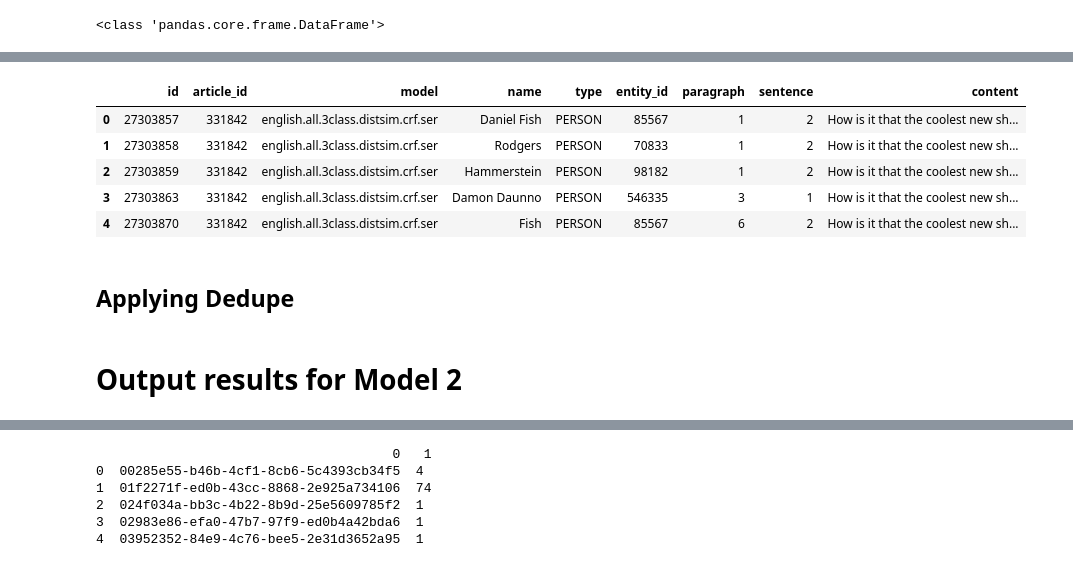
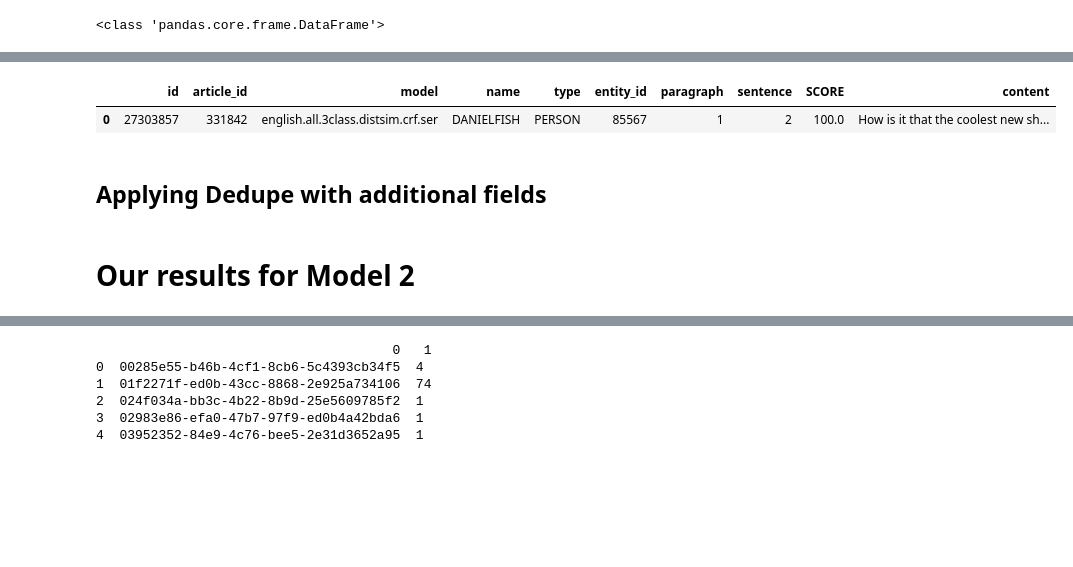
Before and after one commit to TeeanRonson/EntityResolution, a Jupyter notebook: EntityResolutionModel1.ipynb, the cells around one changed output, grey strips where cells are left out. Cells and saved outputs as stored; diff of their text form; code cells hidden in the pictures; blank space fills up the shorter version.

```diff
--- a/EntityResolutionModel1.ipynb
+++ b/EntityResolutionModel1.ipynb
@@ -535,16 +538,12 @@ print(entity_people.shape)
 # %%
 people_articles = pd.read_csv("/Users/Rong/Documents/USF/EntityResolution/Model1/people_articles.csv")
 
-people_articles.head()
+people_articles.head(1)
 # %% [output]
-|  | id | article_id | model | name | type | entity_id | paragraph | sentence | content |
-| 0 | 27303857 | 331842 | english.all.3class.distsim.crf.ser | Daniel Fish | PERSON | 85567 | 1 | 2 | How is it that the coolest new sh... |
-| 1 | 27303858 | 331842 | english.all.3class.distsim.crf.ser | Rodgers | PERSON | 70833 | 1 | 2 | How is it that the coolest new sh... |
-| 2 | 27303859 | 331842 | english.all.3class.distsim.crf.ser | Hammerstein | PERSON | 98182 | 1 | 2 | How is it that the coolest new sh... |
-| 3 | 27303863 | 331842 | english.all.3class.distsim.crf.ser | Damon Daunno | PERSON | 546335 | 3 | 1 | How is it that the coolest new sh... |
-| 4 | 27303870 | 331842 | english.all.3class.distsim.crf.ser | Fish | PERSON | 85567 | 6 | 2 | How is it that the coolest new sh... |
+|  | id | article_id | model | name | type | entity_id | paragraph | sentence | SCORE | content |
+| 0 | 27303857 | 331842 | english.all.3class.distsim.crf.ser | DANIELFISH | PERSON | 85567 | 1 | 2 | 100.0 | How is it that the coolest new sh... |
 # %% [markdown]
-## Applying Dedupe
+## Applying Dedupe with additional fields
 # %%
 fields = [
 {
@@ -569,5 +568,5 @@ fields = [
 }
 ]
 # %% [markdown]
-# Output results for Model 2
+# Our results for Model 2
 # %%
```
Also changed, not shown: parts of 38 cells of this notebook, 6 other files.
